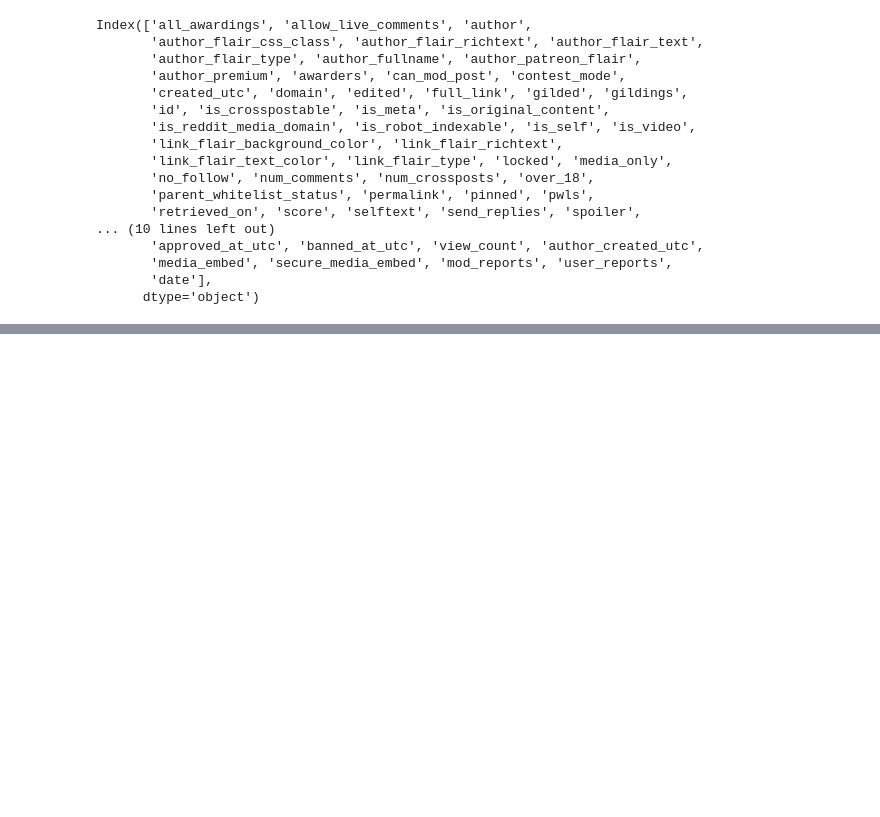
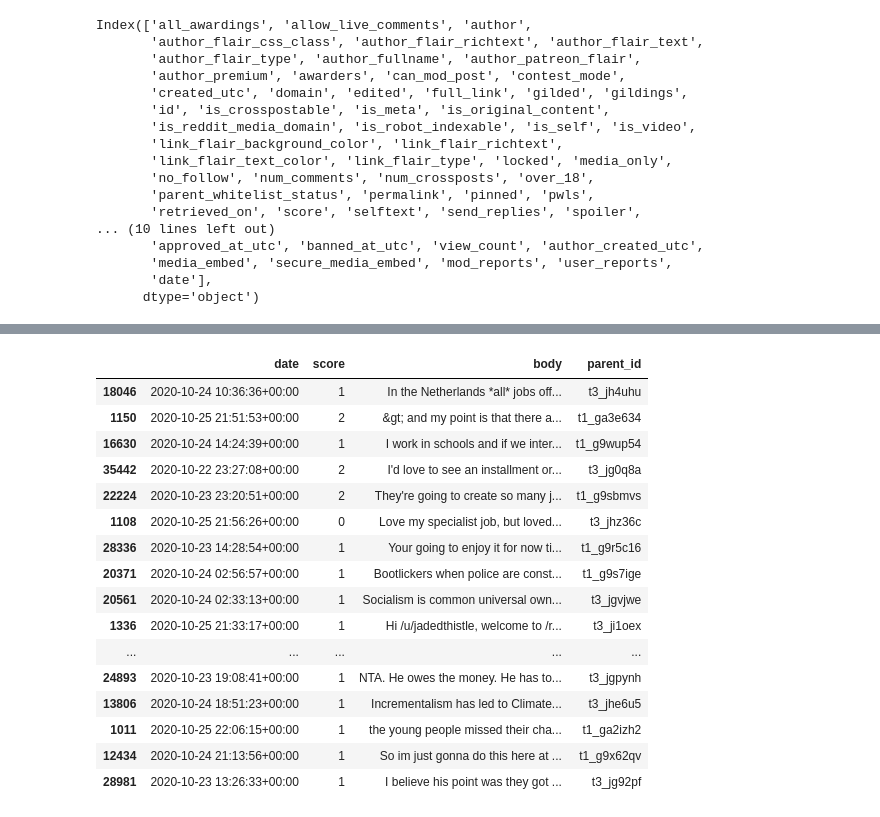
Before and after one commit to factitious/survey_v_social_media, a Jupyter notebook: Methods/Scripts/Reddit/usageOverview.ipynb, the cells around one changed output, grey strips where cells are left out. Saved outputs shown, nothing was run; the diff lists cells and outputs as text; code cells hidden in the pictures; blank space fills up the shorter version.

```diff
--- a/Methods/Scripts/Reddit/usageOverview.ipynb
+++ b/Methods/Scripts/Reddit/usageOverview.ipynb
@@ -72,0 +139,11 @@ q_jobs_submissions['date'] = pd.to_datetime(q_jobs_submissionsbmissions['created
+# %%
+start_time = int(datetime(2020, 10, 23).timestamp())
+end_time = int(datetime(2020, 10, 26).timestamp())
+
+api_request_generator = api.search_comments(q='(jobs | employment)',
+                                              after = start_time,
+                                              before = end_time)
+
+q_jobs_comments = pd.DataFrame([submission.d_ for submission in api_request_generator])
+q_jobs_comments['date'] = pd.to_datetime(q_jobs_comments['created_utc'], utc=True, unit='s')
+q_jobs_comments.shape
@@ -72,0 +167,20 @@ q_jobs_submissions['date'] = pd.to_datetime(q_jobs_submissionsbmissions['created
+# %%
+q_jobs_comments[['date', 'score', 'body', 'parent_id']].sample(20)
+# %% [output]
+|  | date | score | body | parent_id |
+| 18046 | 2020-10-24 10:36:36+00:00 | 1 | In the Netherlands *all* jobs off... | t3_jh4uhu |
+| 1150 | 2020-10-25 21:51:53+00:00 | 2 | &gt; and my point is that there a... | t1_ga3e634 |
+| 16630 | 2020-10-24 14:24:39+00:00 | 1 | I work in schools and if we inter... | t1_g9wup54 |
+| 35442 | 2020-10-22 23:27:08+00:00 | 2 | I'd love to see an installment or... | t3_jg0q8a |
+| 22224 | 2020-10-23 23:20:51+00:00 | 2 | They're going to create so many j... | t1_g9sbmvs |
+| 1108 | 2020-10-25 21:56:26+00:00 | 0 | Love my specialist job, but loved... | t3_jhz36c |
+| 28336 | 2020-10-23 14:28:54+00:00 | 1 | Your going to enjoy it for now ti... | t1_g9r5c16 |
+| 20371 | 2020-10-24 02:56:57+00:00 | 1 | Bootlickers when police are const... | t1_g9s7ige |
+| 20561 | 2020-10-24 02:33:13+00:00 | 1 | Socialism is common universal own... | t3_jgvjwe |
+| 1336 | 2020-10-25 21:33:17+00:00 | 1 | Hi /u/jadedthistle, welcome to /r... | t3_ji1oex |
+| ... | ... | ... | ... | ... |
+| 24893 | 2020-10-23 19:08:41+00:00 | 1 | NTA. He owes the money. He has to... | t3_jgpynh |
+| 13806 | 2020-10-24 18:51:23+00:00 | 1 | Incrementalism has led to Climate... | t3_jhe6u5 |
+| 1011 | 2020-10-25 22:06:15+00:00 | 1 | the young people missed their cha... | t1_ga2izh2 |
+| 12434 | 2020-10-24 21:13:56+00:00 | 1 | So im just gonna do this here at ... | t1_g9x62qv |
+| 28981 | 2020-10-23 13:26:33+00:00 | 1 | I believe his point was they got ... | t3_jg92pf |
```
Also changed, not shown: parts of 11 cells of this notebook.
